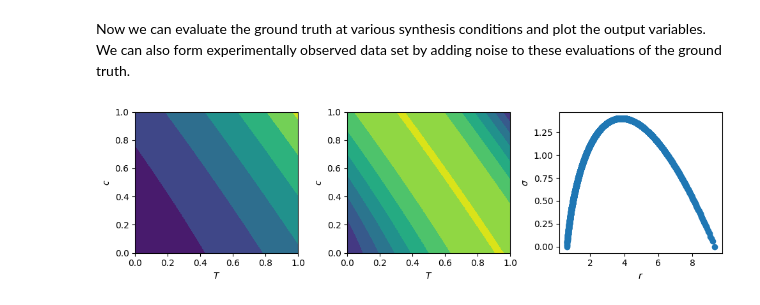
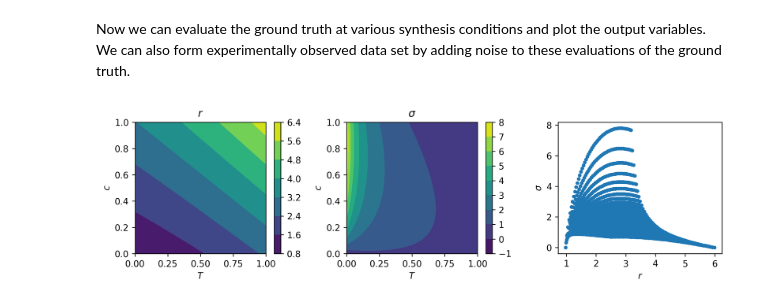
Before and after one commit to csms-lab/holmes-examples, a Jupyter notebook: Multiple objectives - optimizing nanoparticle size and polydispersity.ipynb, the cells around one changed output. Drawn from its saved outputs; the diff is of its cells as text; code cells hidden in the pictures.

```diff
--- a/Multiple objectives - optimizing nanoparticle size and polydispersity.ipynb
+++ b/Multiple objectives - optimizing nanoparticle size and polydispersity.ipynb
@@ -42,7 +43,7 @@ from sklearn.preprocessing import PolynomialFeatures
 import numpy as np
 import itertools
 
-SEED = 123456
+SEED = 1234
 RNG = np.random.default_rng(seed=SEED)
 FEATURIZER = PolynomialFeatures(degree=2)
 
@@ -50,7 +51,7 @@ def f_truth(x, params):
     X = FEATURIZER.fit_transform(x)
     r = X @ params['theta'] # radius
     p = (r - params['r_min'])/(params['r_max'] - params['r_min'])
-    sigma = -1.0*params['sigma_0'] * p * np.log(p+1e-6) # polydispersity
+    sigma = -1.0*params['sigma_0'] * p * np.log(p+1e-6)/(1e-1+x[:,0]) # polydispersity
     return r, sigma
 
 def sample_parameters(x):
@@ -77,28 +78,32 @@ adding noise to these evaluations of the ground truth.
 # %%
 import matplotlib.pyplot as plt
 plt.rcParams['figure.facecolor'] = 'white'
-plt.rcParams['figure.dpi'] = 100
+plt.rcParams['figure.dpi'] = 250
 
 # Evaluate the ground truth at each of the query points
 r_query, sigma_query = f_truth(x_query, true_params)
 
 plt.figure(figsize=(10,3))
 plt.subplot(1,3,1)
 plt.contourf(x_query[:,0].reshape(D, D), x_query[:,1].reshape(D, D),
              r_query.reshape(D, D))
+plt.colorbar()
 plt.xlabel(r'$T$')
 plt.ylabel(r'$c$')
+plt.title(r'$r$')
 
 plt.subplot(1,3,2)
 plt.contourf(x_query[:,0].reshape(D, D), x_query[:,1].reshape(D, D),
              sigma_query.reshape(D, D))
+plt.colorbar()
 plt.xlabel(r'$T$')
 plt.ylabel(r'$c$')
+plt.title(r'$\sigma$')
 
 plt.subplot(1,3,3)
-plt.scatter(r_query, sigma_query)
+plt.scatter(r_query, sigma_query, s=10)
 plt.xlabel(r'$r$')
 plt.ylabel(r'$\sigma$')
 plt.tight_layout()
 # %% [output]
-[figure, old version]
+[figure, new version]
```
Also changed, not shown: parts of 10 cells of this notebook.
